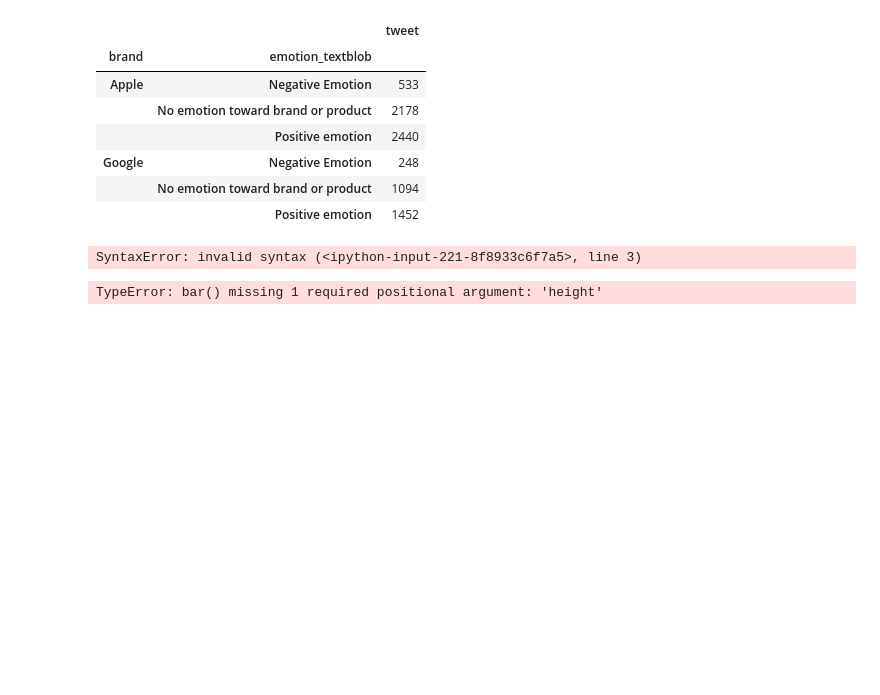
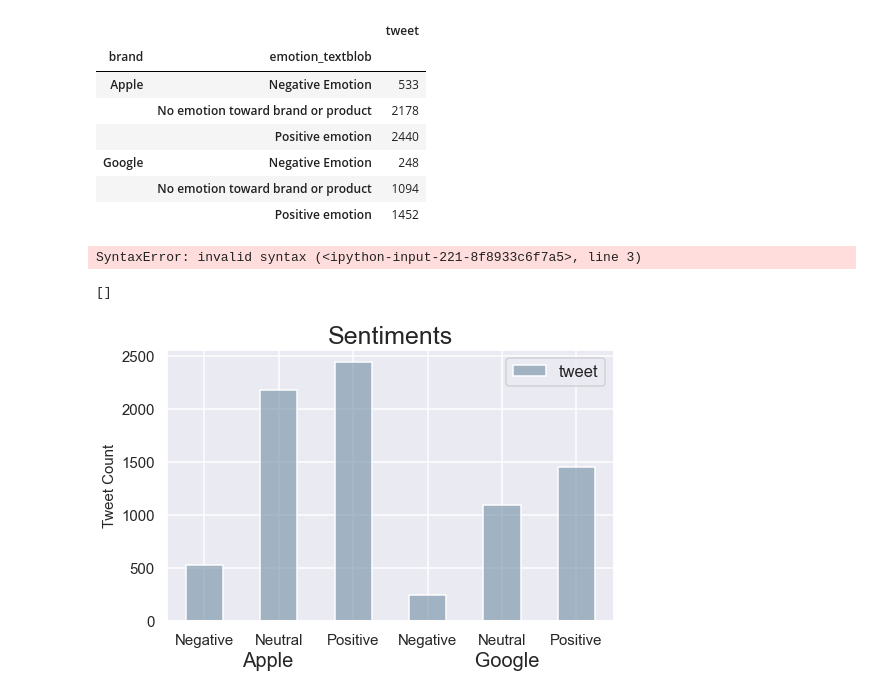
Before and after one commit to carlosiruiz/Twitter_sentiment_analysis, a Jupyter notebook: eda/Visualizations.ipynb, the cells around one changed output. Cells and saved outputs as stored; diff of their text form; code cells hidden in the pictures; blank space fills up the shorter version.

```diff
--- a/eda/Visualizations.ipynb
+++ b/eda/Visualizations.ipynb
@@ -265,12 +265,14 @@ ax1=sentiment_pred[["emotion_textblob","brand","tweet"]].groupby(["brand",'emoti
 ax2=df[["brand",'tweet','emotion']].groupby(['brand',"emotion"]).count()
 # %% [output]
 SyntaxError: invalid syntax (<ipython-input-221-8f8933c6f7a5>, line 3)
-# %%
-ax1 = fig.add_subplot(111)
-
-ax1.bar(ax1)
-ax1.bar(ax2)
-
-plt.show()
-# %% [output]
-TypeError: bar() missing 1 required positional argument: 'height'
+# %%
+sns.set('talk')
+ax=sentiment_pred[["emotion_textblob","brand","tweet"]].groupby(["brand",'emotion_textblob']).count()[:6].plot(kind="bar",figsize=(8,5),fontsize=15,color="#7994a9a5")
+ax.set_xticklabels(["Negative", "Neutral","Positive","Negative", "Neutral","Positive"],rotation=0,fontsize=15)
+ax.set_title('Sentiments',fontsize=25)
+ax.set_ylabel('Tweet Count',fontsize=15)
+ax.set_xlabel('Apple                                 Google',fontsize=20)
+ax.plot()
+# %% [output]
+[]
+[figure, added]
```
Also changed, not shown: 5 other files.
